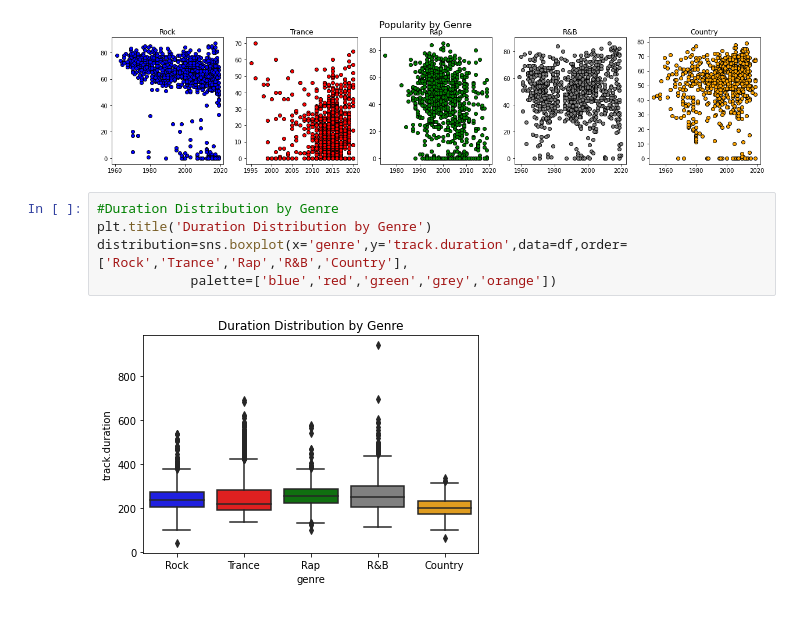
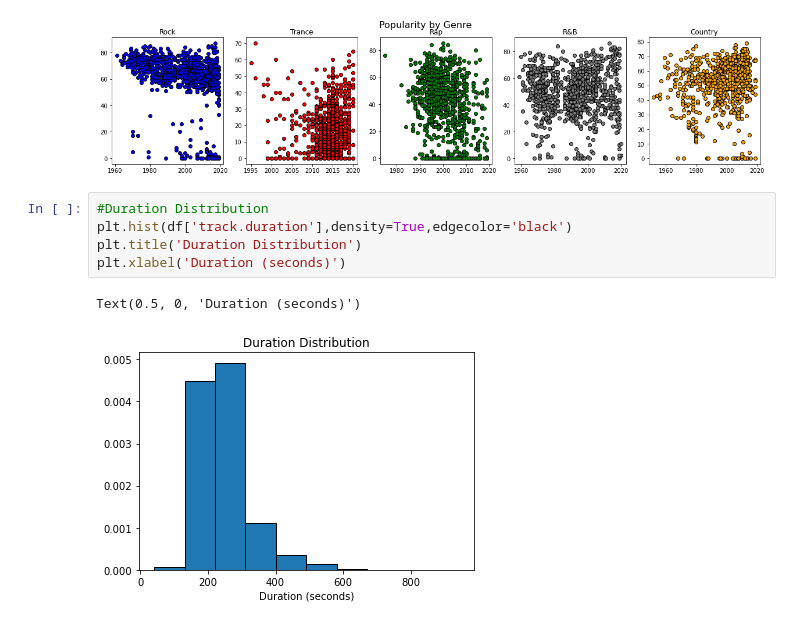
Before and after one commit to jacobpalinski/Spotify-Trends-, a Jupyter notebook: Spotify.ipynb, the cells around one changed output. Saved outputs shown, nothing was run; the diff lists cells and outputs as text.

```diff
--- a/Spotify.ipynb
+++ b/Spotify.ipynb
@@ -544,10 +544,11 @@ ax1.scatter(x='release_year',y='track.popularity',data=df[df['genre']=='Country'
 # %% [output]
 <matplotlib.collections.PathCollection at 0x...>
 [figure]
-# %%
-#Duration Distribution by Genre
-plt.title('Duration Distribution by Genre')
-distribution=sns.boxplot(x='genre',y='track.duration',data=df,order=['Rock','Trance','Rap','R&B','Country'],
-            palette=['blue','red','green','grey','orange'])
-# %% [output]
-[figure, removed]
+# %%
+#Duration Distribution
+plt.hist(df['track.duration'],density=True,edgecolor='black')
+plt.title('Duration Distribution')
+plt.xlabel('Duration (seconds)')
+# %% [output]
+Text(0.5, 0, 'Duration (seconds)')
+[figure, added]
```
Also changed, not shown: parts of 8 cells of this notebook.
